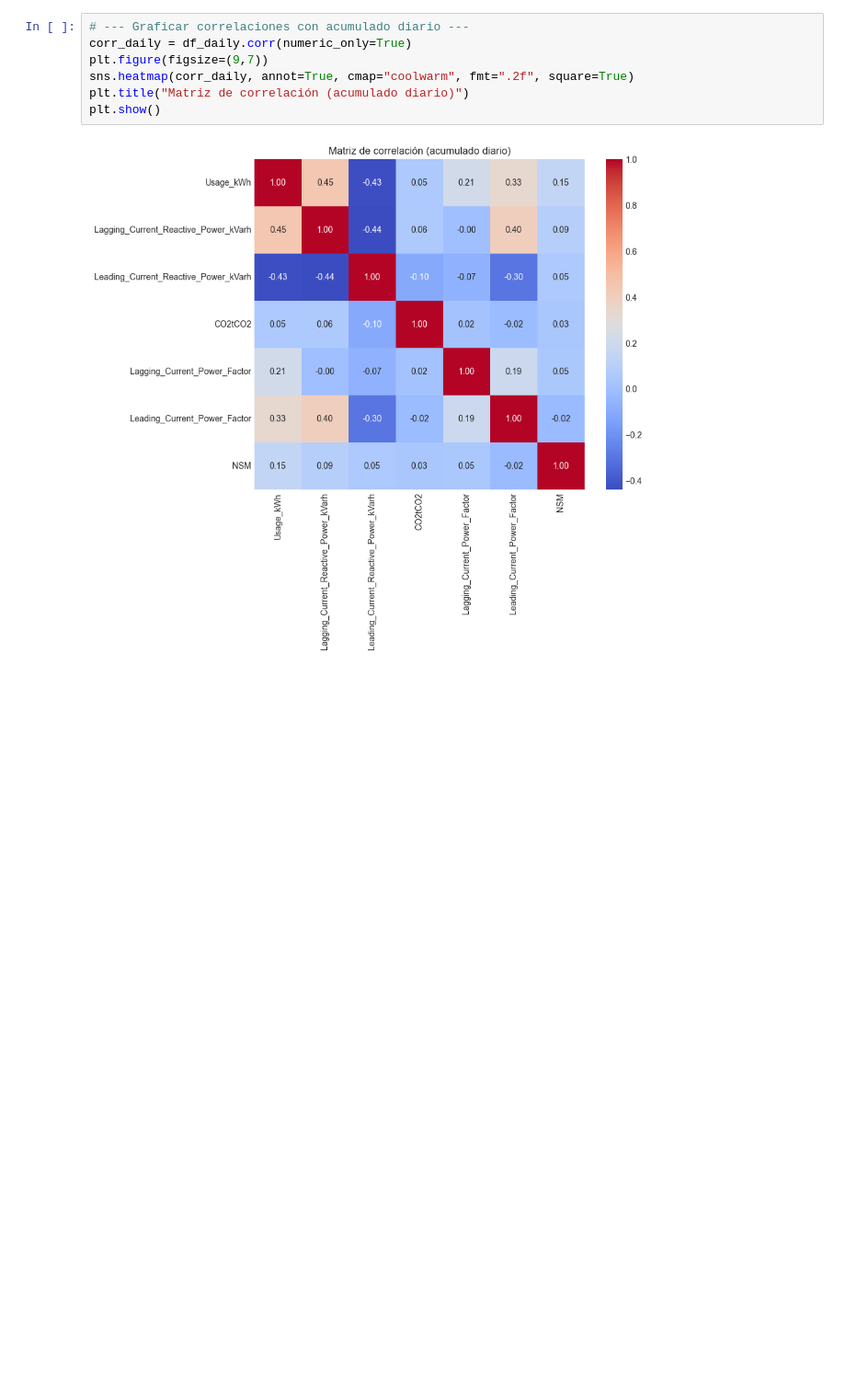
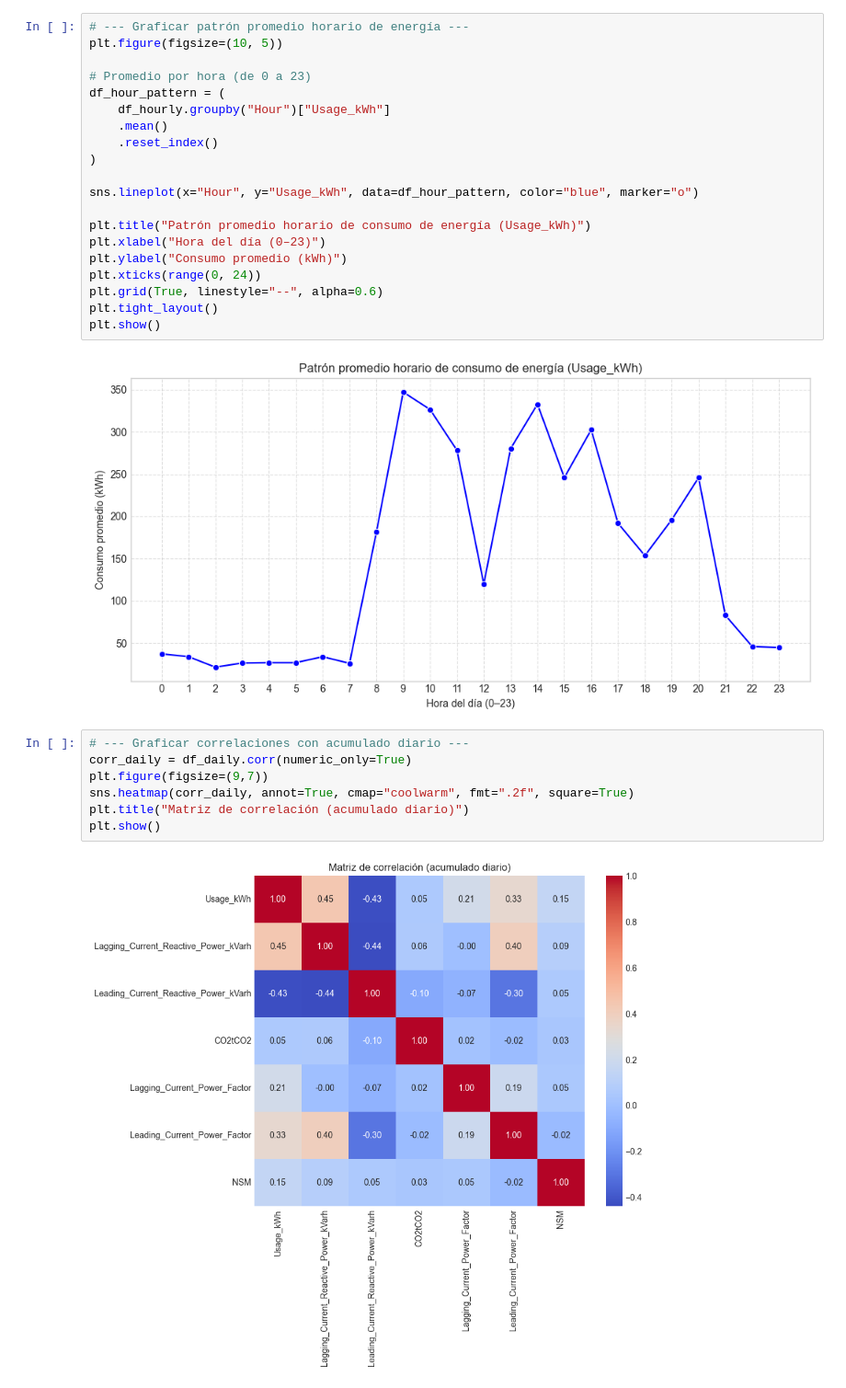
Before and after one commit to AleTec024/steel-energy-mlops, a Jupyter notebook: notebooks/1.2 Data_Background/1.2.3_Analisis_Exploratorio.ipynb, the cells around one changed output. Shown: that part at 92% size. Cells and saved outputs as stored; diff of their text form; blank space fills up the shorter version.

Commit message:
Se agrega el acumulado horario

```diff
--- a/notebooks/1.2 Data_Background/1.2.3_Analisis_Exploratorio.ipynb
+++ b/notebooks/1.2 Data_Background/1.2.3_Analisis_Exploratorio.ipynb
@@ -177,3 +220,25 @@ plt.show()
+# %%
+# --- Graficar patrón promedio horario de energía ---
+plt.figure(figsize=(10, 5))
+
+# Promedio por hora (de 0 a 23)
+df_hour_pattern = (
+    df_hourly.groupby("Hour")["Usage_kWh"]
+    .mean()
+    .reset_index()
+)
+
+sns.lineplot(x="Hour", y="Usage_kWh", data=df_hour_pattern, color="blue", marker="o")
+
+plt.title("Patrón promedio horario de consumo de energía (Usage_kWh)")
+plt.xlabel("Hora del día (0–23)")
+plt.ylabel("Consumo promedio (kWh)")
+plt.xticks(range(0, 24))
+plt.grid(True, linestyle="--", alpha=0.6)
+plt.tight_layout()
+plt.show()
+# %% [output]
+[figure, added]
 # %%
 # --- Graficar correlaciones con acumulado diario ---
 corr_daily = df_daily.corr(numeric_only=True)
```
Also changed, not shown: parts of 9 cells of this notebook.
